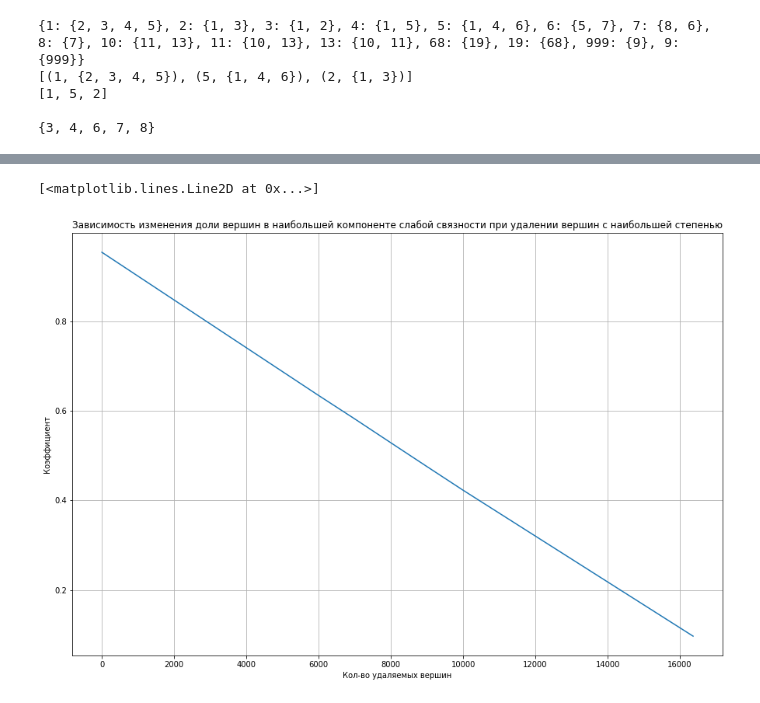
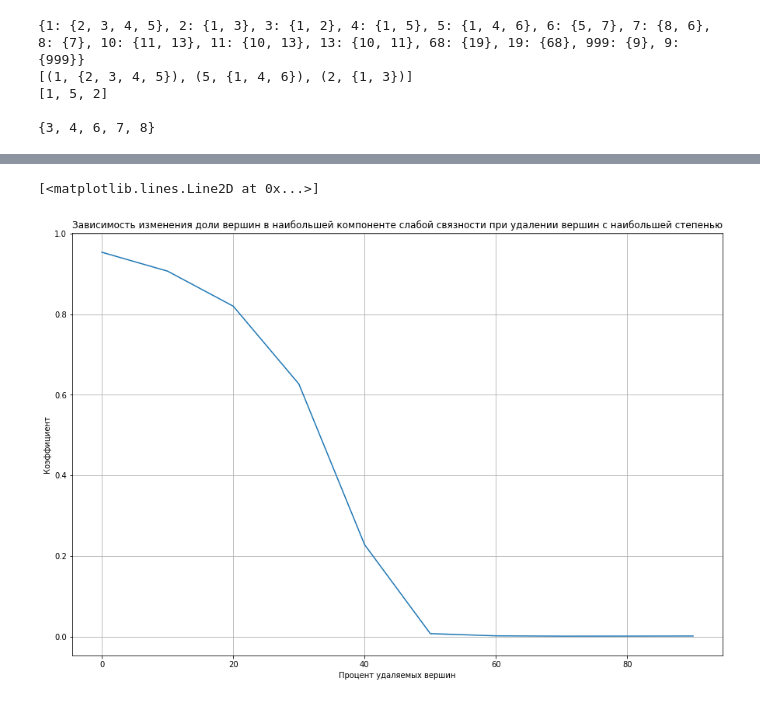
Before and after one commit to imalinowski/FiniteGraphs, a Jupyter notebook: graphs.ipynb, the cells around one changed output, grey strips where cells are left out. Saved outputs shown, nothing was run; the diff lists cells and outputs as text; code cells hidden in the pictures.

```diff
--- a/graphs.ipynb
+++ b/graphs.ipynb
@@ -376,7 +407,7 @@ Loading.../Users/antonkondrahin/PycharmProjects/FiniteGraphs/test.txt
 # %%
 start_time = time.time()
 df_astro = pd.read_csv("astro.txt", delimiter='\t')
-graph_nodes_degrees_astro = load_graph_by_whitespace("/Users/antonkondrahin/PycharmProjects/FiniteGraphs/astro.txt")
+graph_nodes_degrees_astro = load_graph_by_whitespace_astro("/Users/antonkondrahin/FiniteGraphs/astro.txt")
 # print_cliques(df_astro[["u","v"]].values, 3, graph_nodes_degrees_astro)
 print(f"--- {(time.time() - start_time)} seconds ---")
 # %% [output]
@@ -599,20 +671,29 @@ max_component_test_after_delete = set(max_component_test) - set(nodes_to_delete_
 {1, 2, 3, 4, 5, 6, 7, 68, 999, 10, 11, 8, 13, 9, 19}
 [8, 68, 1, 10, 13]
 # %%
-node_numbers_to_delete = [2, 4, 8, 16, 32, 64, 78 ,128, 200 ,256, 315, 450, 512, 600, 712, 827, 901, 1024, 1500, 2048, 3000, 3500, 4096, 5000, 6000, 7000, 8182, 9000, 10000, 16364]
+# node_numbers_to_delete = [2, 4, 8, 16, 32, 64, 78 ,128, 200 ,256, 315, 450, 512, 600, 712, 827, 901, 1024, 1500, 2048, 3000, 3500, 4096, 5000, 6000, 7000, 8182, 9000, 10000, 16364]
+
 nodes_astro = set([*df_astro["u"].unique(), *df_astro["v"].unique()])
 nodes_astro_len = len(nodes_astro)
 node_proportions = []
-for number in node_numbers_to_delete:
+for i in range(0,100, 10):
+    number = round(nodes_astro_len*i*0.01)
+    print(number)
     nodes_to_delete_astro = random.sample(list(nodes_astro), k=number)
-    proportion = len(set(max_component_astro) - set(nodes_to_delete_astro))/nodes_astro_len
+
+    graph_edges_astro_after_delete = [edge for edge in df_astro.values if edge[0] not in nodes_to_delete_astro and edge[1] not in nodes_to_delete_astro]
+    graph_components_astro_after_delete = find_components(graph_edges_astro_after_delete)
+    new_max_component_astro = max(graph_components_astro_after_delete, key=lambda i: len(i))
+
+    proportion = len(set(new_max_component_astro) - set(nodes_to_delete_astro))/(nodes_astro_len-number)
     node_proportions.append(proportion)
 
 print(node_proportions)
 plt.figure(figsize=(15, 10))
 plt.title("Зависимость изменения доли вершин в наибольшей компоненте слабой связности при удалении случайных вершин")
-plt.xlabel("Кол-во удаляемых вершин")
+plt.xlabel("Процент удаляемых вершин")
 plt.ylabel("Коэффициент")
 plt.grid()
+node_numbers_to_delete = [i for i in range(100)]
 plt.plot(node_numbers_to_delete, node_proportions)
 # %% [output]
@@ -683,25 +868,39 @@ print(max_component_test_after_delete)
 # %%
 node_numbers_to_delete = [2, 4, 8, 16, 32, 64, 78 ,128, 200 ,256, 315, 450, 512, 600, 712, 827, 901, 1024, 1500, 2048, 3000, 3500, 4096, 5000, 6000, 7000, 8182, 9000, 10000, 16364]
 # node_numbers_to_delete = [2, 4, 8, 16]
-node_proportions = []
-for number in node_numbers_to_delete:
-    max_n_nodes = heapq.nlargest(number, graph_nodes_degrees_astro.items(), key=lambda item: len(item[1]))
-#     print(graph_nodes_degrees_astro)
-#     print(max_n_nodes)
-    max_n_nodes = [node[0] for node in max_n_nodes]
-#     print(max_n_nodes)
+node_proportions_astro = []
 
-#     max_component_astro_after_delete = set(max_component_astro) - set(max_n_nodes)
-    proportion = len(set(max_component_astro) - set(max_n_nodes))/nodes_astro_len
-    node_proportions.append(proportion)
-#     print()
-#     print(max_component_astro_after_delete)
 
-print(node_proportions)
+for i in range(0,100, 10):
+    number = round(nodes_astro_len*i*0.01)
+    print(number)
+
+    max_n_nodes_astro = heapq.nlargest(number, graph_nodes_degrees_astro.items(), key=lambda item: len(item[1]))
+    max_n_nodes_astro = [node[0] for node in max_n_nodes_astro]
+
+    print(f'df_astro: {len(df_astro)}')
+
+    df_astro_after_delete = df_astro[~df_astro.u.isin(max_n_nodes_astro)]
+
+
+
+    df_astro_after_delete = df_astro_after_delete[~df_astro_after_delete.v.isin(max_n_nodes_astro)]
+    graph_edges_astro_after_delete = [edge for edge in df_astro_after_delete[["u", "v"]].values]
+    graph_edges_astro_after_delete.pop(0)
+    print(f'len{len(graph_edges_astro_after_delete)}')
+
+    graph_components_astro_after_delete = find_components(graph_edges_astro_after_delete)
+    new_max_component_astro = max(graph_components_astro_after_delete, key=lambda i: len(i))
+
+    proportion = len(set(new_max_component_astro))/(nodes_astro_len-number)
+    node_proportions_astro.append(proportion)
+
+print(node_proportions_astro)
 plt.figure(figsize=(15, 10))
 plt.title("Зависимость изменения доли вершин в наибольшей компоненте слабой связности при удалении вершин с наибольшей степенью")
-plt.xlabel("Кол-во удаляемых вершин")
+plt.xlabel("Процент удаляемых вершин")
 plt.ylabel("Коэффициент")
 plt.grid()
-plt.plot(node_numbers_to_delete, node_proportions)
+node_numbers_to_delete = [i for i in range(0,100, 10)]
+plt.plot(node_numbers_to_delete, node_proportions_astro)
 # %% [output]
@@ -717,3 +924,3 @@ NotebookApp.rate_limit_window=3.0 (secs)
 [<matplotlib.lines.Line2D at 0x...>]
-[figure, old version]
+[figure, new version]
 # %%
```
Also changed, not shown: parts of 31 cells of this notebook.
